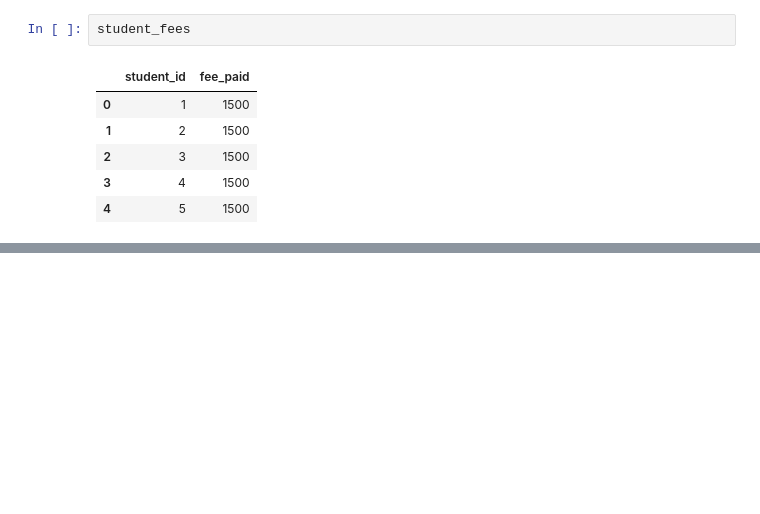
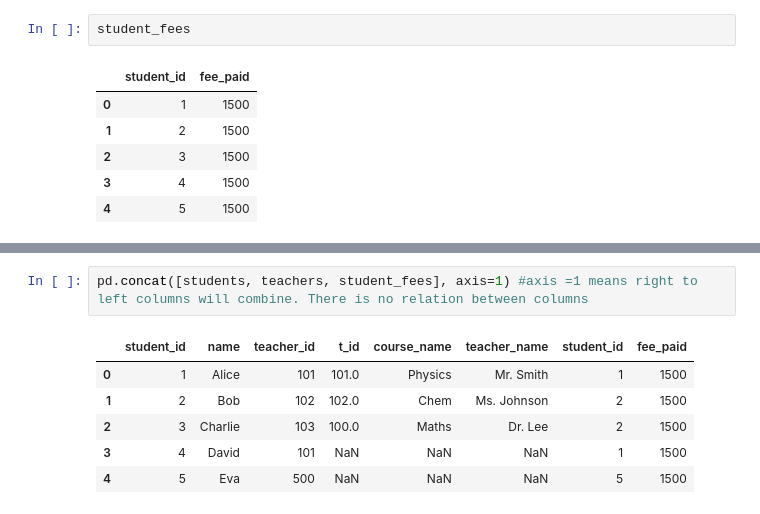
Before and after one commit to Wania-Kazmi/Modern-Python, a Jupyter notebook: class19/class19.ipynb, the cells around one changed output, grey strips where cells are left out. Saved outputs shown, nothing was run; the diff lists cells and outputs as text; blank space fills up the shorter version.

```diff
--- a/class19/class19.ipynb
+++ b/class19/class19.ipynb
@@ -1231,0 +1695,9 @@ student_fees
+# %%
+pd.concat([students, teachers, student_fees], axis=1) #axis =1 means right to left columns will combine. There is no relation between columns
+# %% [output]
+|  | student_id | name | teacher_id | t_id | course_name | teacher_name | student_id | fee_paid |
+| 0 | 1 | Alice | 101 | 101.0 | Physics | Mr. Smith | 1 | 1500 |
+| 1 | 2 | Bob | 102 | 102.0 | Chem | Ms. Johnson | 2 | 1500 |
+| 2 | 3 | Charlie | 103 | 100.0 | Maths | Dr. Lee | 2 | 1500 |
+| 3 | 4 | David | 101 | NaN | NaN | NaN | 1 | 1500 |
+| 4 | 5 | Eva | 500 | NaN | NaN | NaN | 5 | 1500 |
```
Also changed, not shown: parts of 46 cells of this notebook.
